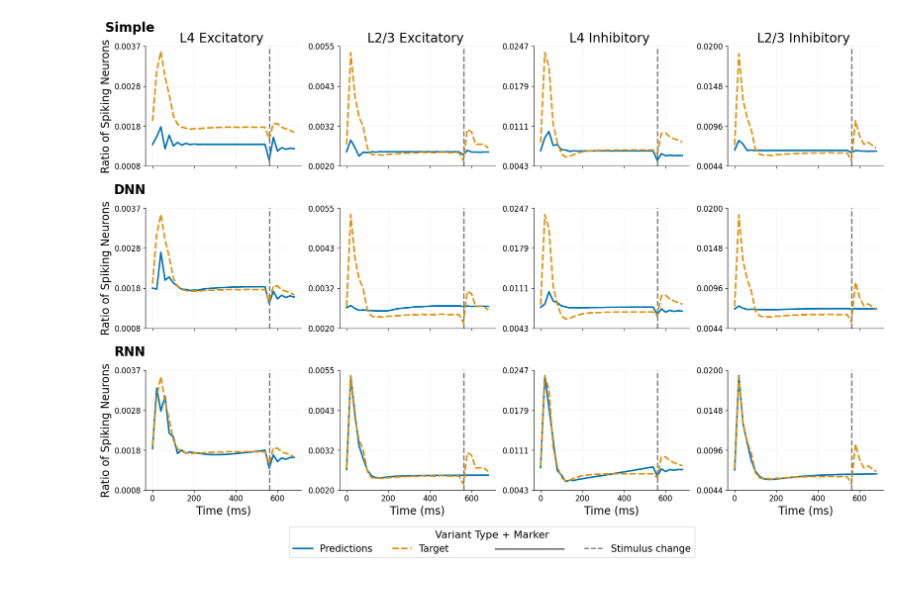
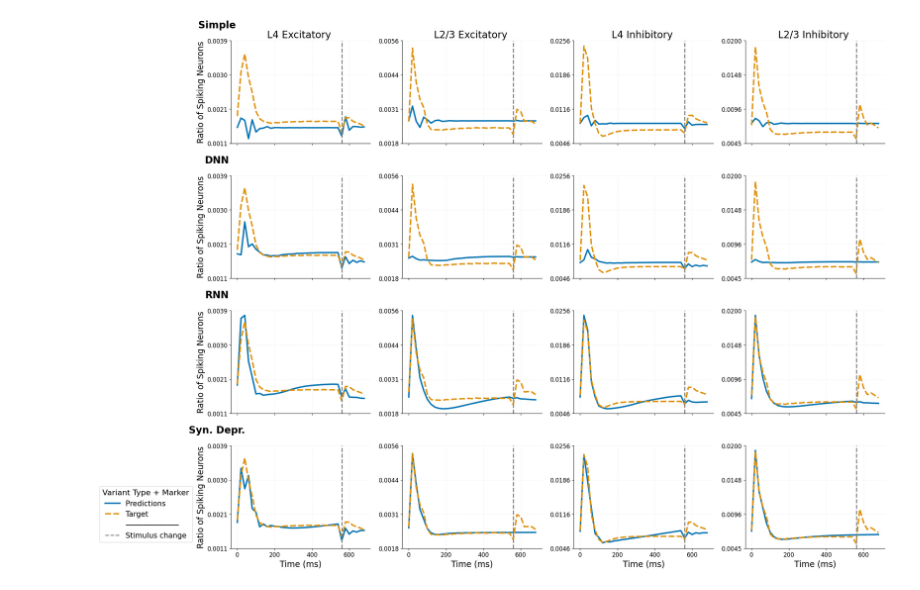
Before and after one commit to dbeinhauer/mcs-source, a Jupyter notebook: conference_plots/result_plotting.ipynb, the cells around one changed output. Cells and saved outputs as stored; diff of their text form; code cells hidden in the pictures.

```diff
--- a/conference_plots/result_plotting.ipynb
+++ b/conference_plots/result_plotting.ipynb
@@ -65,7 +66,7 @@ dict_keys([<EvaluationProcessorChoices.FULL_DATASET_ANALYSIS: 'full_dataset'>, <
 model_batch_results = [
     ModelEvaluationRunVariant.SIMPLE_LEAKYTANH,
     ModelEvaluationRunVariant.DNN_JOINT_POISSON,
-    # ModelEvaluationRunVariant.RNN_BACKPROPAGATION_10_POISSON,
+    ModelEvaluationRunVariant.RNN_BACKPROPAGATION_10_POISSON,
     ModelEvaluationRunVariant.SYN_ADAPT_BACKPROPAGATION_10_POISSON
 ]
 # %%
@@ -98,9 +99,10 @@ def plot_comparison_synchrony_curves_across_layers(df: pd.DataFrame, save_fig: s
     ordered_models = [
         "simple (leakytanh)",
         "dnn joint - poisson loss",
+        "rnn (10 steps) - poisson loss",
         "syn adapt (10 steps) - poisson loss"
     ]
-    row_labels = ['Simple', 'DNN', 'RNN']
+    row_labels = ['Simple', 'DNN', 'RNN', 'Syn. Depr.']
     df["model_variant"] = pd.Categorical(df["model_variant"], categories=ordered_models, ordered=True)
     df.columns.name = None
     df["time_ms"] = df["time"] * 20
@@ -116,8 +118,8 @@ def plot_comparison_synchrony_curves_across_layers(df: pd.DataFrame, save_fig: s
         col="layer_name",
         facet_kws={"sharey": 'col', "sharex": True},
         height=4,
-        aspect=1,
-        linewidth=2.5,
+        aspect=1.25,
+        linewidth=3,
         errorbar=None,
         palette="colorblind"
     )
@@ -168,7 +170,7 @@ def plot_comparison_synchrony_curves_across_layers(df: pd.DataFrame, save_fig: s
     for i, ax in enumerate(g.axes[0]):
         ax.set_title(pretty_layer_names[ordered_layers[i]], fontsize=20)
 
-    g.figure.tight_layout(rect=[0, 0.05, 1, 0.98])  # Leave space at bottom for legend
+    g.figure.tight_layout(rect=[0.05, 0, 1, 1])  # Leave space at bottom for legend
 
     # Custom legend at bottom, line by line
     stimulus_line = mlines.Line2D([], [], color="gray", linestyle="--", linewidth=2, label="Stimulus change")
@@ -184,8 +186,8 @@ def plot_comparison_synchrony_curves_across_layers(df: pd.DataFrame, save_fig: s
         title="Variant Type + Marker",
         title_fontsize=16,
         frameon=True,
-        ncol=4,
-        bbox_to_anchor=(0.5, -0.02)
+        ncol=1,
+        bbox_to_anchor=(0.0, 0.05)
     )
 
     if save_fig:
@@ -195,27 +197,29 @@ def plot_comparison_synchrony_curves_across_layers(df: pd.DataFrame, save_fig: s
 # %%
 all_model_dfs = []
 
 for model_variant in model_batch_results:
     model_name_pretty = EvaluationResultsProcessor.model_names_mapping_for_plotting[model_variant]
 
     plot_data = result_analyzer.prepare_dataframe_for_plot(
         PlottingVariants.SEPARATE_TEMPORAL_BEHAVIOR_TARGET_PREDICTION,
         synchrony_curve_kwargs={"model_variants": [model_variant]},
     )
     diminisher = 1
     if model_variant == ModelEvaluationRunVariant.DNN_JOINT_POISSON:
         diminisher = 7
     elif model_variant == ModelEvaluationRunVariant.SYN_ADAPT_BACKPROPAGATION_10_POISSON:
         diminisher = 3
     elif model_variant == ModelEvaluationRunVariant.SIMPLE_LEAKYTANH:
-        diminisher = 20
+        diminisher = 1
+    elif model_variant == ModelEvaluationRunVariant.RNN_BACKPROPAGATION_10_POISSON:
+        diminisher = 5
     plot_data['synchrony'] /= diminisher
     plot_data['synchrony'] *= 20
 
     plot_data["model_variant"] = model_name_pretty  # Add column for comparison
     all_model_dfs.append(plot_data)
 
 combined_df = pd.concat(all_model_dfs, ignore_index=True)
 plot_comparison_synchrony_curves_across_layers(combined_df, save_fig="combined_comparison_plot.pdf")
 # %% [output]
-[figure, old version]
+[figure, new version]
```
Also changed, not shown: parts of 1 cell of this notebook, 3 other files.
